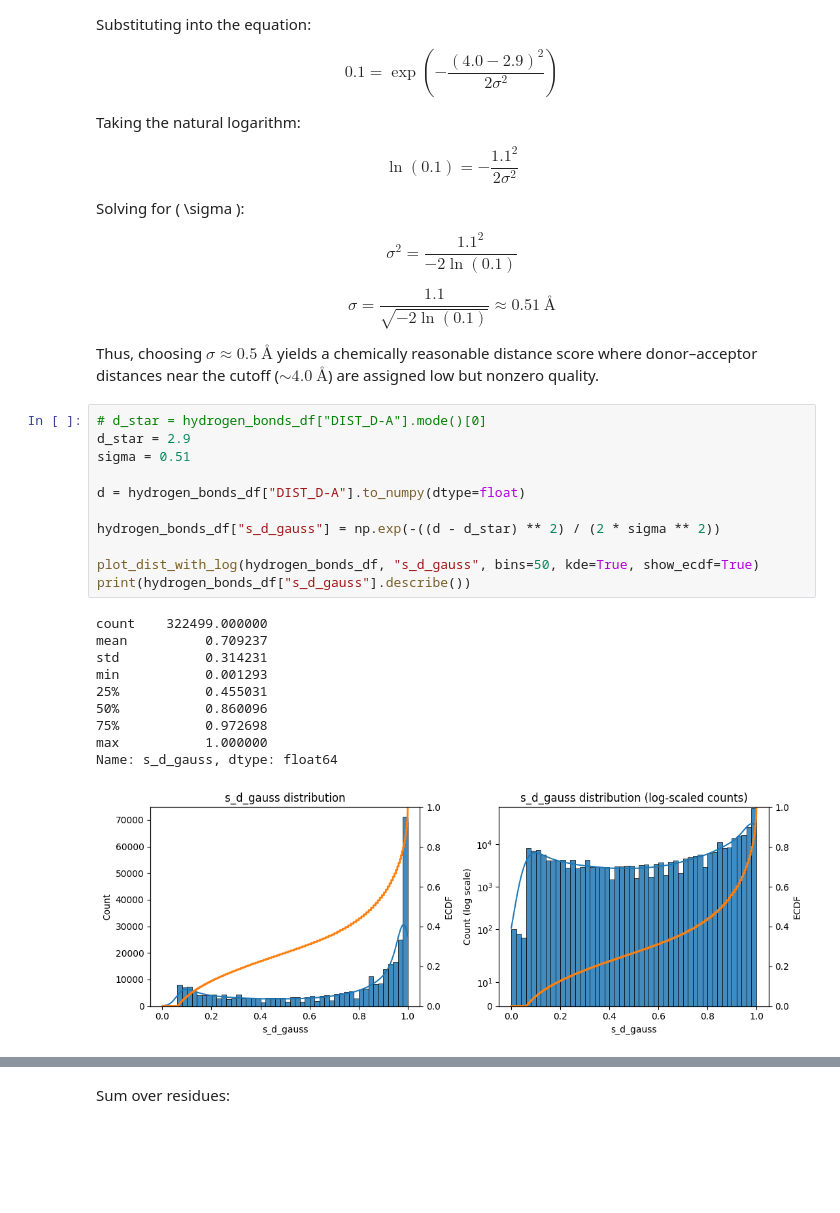
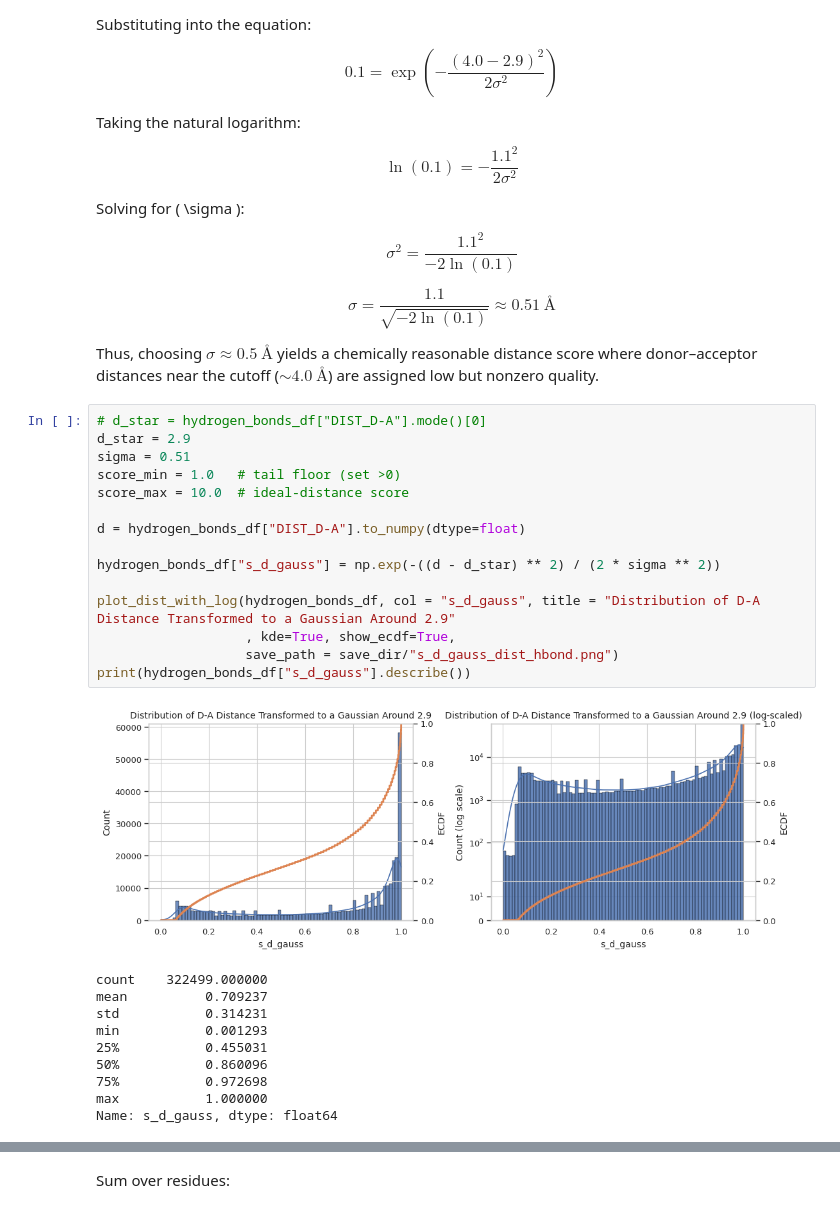
Before and after one commit to fatemeh-moghaddam/kinodata-3D-affinity-prediction, a Jupyter notebook: prob/interactions/interaction_scores.ipynb, the cells around one changed output, grey strips where cells are left out. Cells and saved outputs as stored; diff of their text form; blank space fills up the shorter version.

```diff
--- a/prob/interactions/interaction_scores.ipynb
+++ b/prob/interactions/interaction_scores.ipynb
@@ -631,15 +382,20 @@ donor–acceptor distances near the cutoff ($\sim 4.0\ \text{Å}$) are assigned
 # %%
 # d_star = hydrogen_bonds_df["DIST_D-A"].mode()[0]
 d_star = 2.9
 sigma = 0.51
+score_min = 1.0   # tail floor (set >0)
+score_max = 10.0  # ideal-distance score
 
 d = hydrogen_bonds_df["DIST_D-A"].to_numpy(dtype=float)
 
 hydrogen_bonds_df["s_d_gauss"] = np.exp(-((d - d_star) ** 2) / (2 * sigma ** 2))
 
-plot_dist_with_log(hydrogen_bonds_df, "s_d_gauss", bins=50, kde=True, show_ecdf=True)
+plot_dist_with_log(hydrogen_bonds_df, col = "s_d_gauss", title = "Distribution of D-A Distance Transformed to a Gaussian Around 2.9"
+                   , kde=True, show_ecdf=True,
+                   save_path = save_dir/"s_d_gauss_dist_hbond.png")
 print(hydrogen_bonds_df["s_d_gauss"].describe())
 # %% [output]
+[figure, new version]
 count    322499.000000
 mean          0.709237
 std           0.314231
@@ -649,4 +405,3 @@ min           0.001293
 75%           0.972698
 max           1.000000
 Name: s_d_gauss, dtype: float64
-[figure, old version]
```
Also changed, not shown: parts of 32 cells of this notebook.
